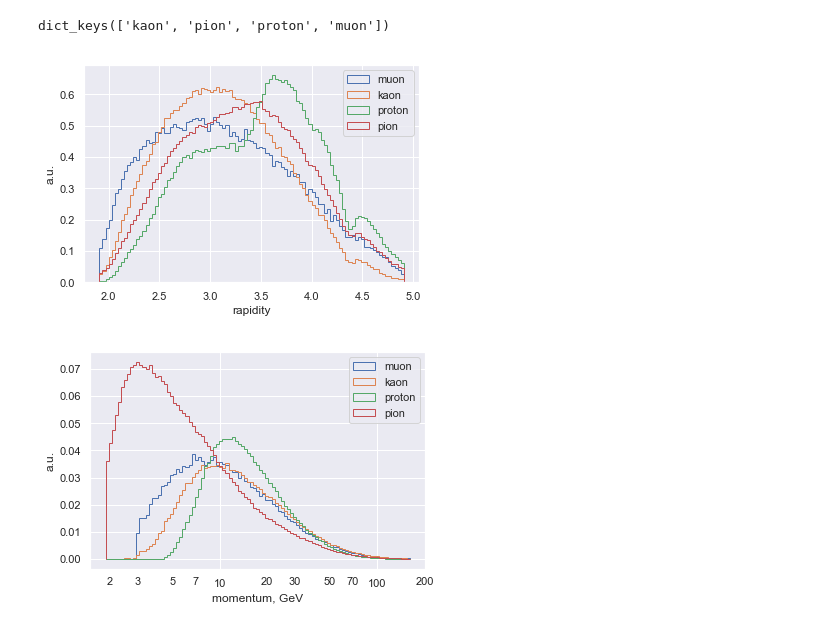
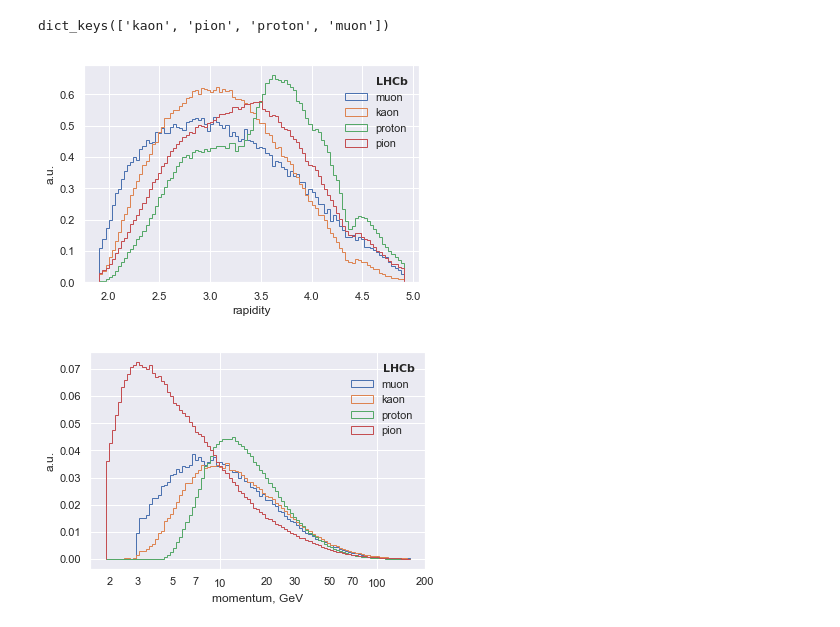
Before and after one commit to SiLiKhon/RichGANatACAT2019, a Jupyter notebook: MakePlots.ipynb, the cells around one changed output. Cells and saved outputs as stored; diff of their text form; code cells hidden in the pictures.

```diff
--- a/MakePlots.ipynb
+++ b/MakePlots.ipynb
@@ -226,22 +229,24 @@ for particle in particles:
 # %%
 l1, r1 = get_percentile_range(data['muon'  ].test.Brunel_ETA.values, data['muon'  ].test.probe_sWeight.values, percentile=0.01)
 l2, r2 = get_percentile_range(data['kaon'  ].test.Brunel_ETA.values, data['kaon'  ].test.probe_sWeight.values, percentile=0.01)
 l3, r3 = get_percentile_range(data['proton'].test.Brunel_ETA.values, data['proton'].test.probe_sWeight.values, percentile=0.01)
 l4, r4 = get_percentile_range(data['pion'  ].test.Brunel_ETA.values, data['pion'  ].test.probe_sWeight.values, percentile=0.01)
 
 bins = np.linspace(min(l1, l2, l3, l4), max(r1, r2, r3, r4), 100)
-plt.hist(data['muon'  ].test.Brunel_ETA, weights=data['muon'  ].test.probe_sWeight, label='muon'  , bins=bins, density=True, histtype='step')
-plt.hist(data['kaon'  ].test.Brunel_ETA, weights=data['kaon'  ].test.probe_sWeight, label='kaon'  , bins=bins, density=True, histtype='step')
-plt.hist(data['proton'].test.Brunel_ETA, weights=data['proton'].test.probe_sWeight, label='proton', bins=bins, density=True, histtype='step')
-plt.hist(data['pion'  ].test.Brunel_ETA, weights=data['pion'  ].test.probe_sWeight, label='pion'  , bins=bins, density=True, histtype='step')
-plt.legend()
+lhcb_label = mpatches.Patch(alpha=0, label=r'$\bf LHCb$')
+_, _, h_muon   = plt.hist(data['muon'  ].test.Brunel_ETA, weights=data['muon'  ].test.probe_sWeight, label='muon'  , bins=bins, density=True, histtype='step')
+_, _, h_kaon   = plt.hist(data['kaon'  ].test.Brunel_ETA, weights=data['kaon'  ].test.probe_sWeight, label='kaon'  , bins=bins, density=True, histtype='step')
+_, _, h_proton = plt.hist(data['proton'].test.Brunel_ETA, weights=data['proton'].test.probe_sWeight, label='proton', bins=bins, density=True, histtype='step')
+_, _, h_pion   = plt.hist(data['pion'  ].test.Brunel_ETA, weights=data['pion'  ].test.probe_sWeight, label='pion'  , bins=bins, density=True, histtype='step')
+
+plt.legend(handles=[lhcb_label, h_muon[0], h_kaon[0], h_proton[0], h_pion[0]], frameon=False)
 plt.xlabel('rapidity')
 plt.ylabel('a.u.')
 
 file_name = "ETA.pdf"
 plt.savefig(os.path.join(output_dir, file_name))
 # %% [output]
-[figure, old version]
+[figure, new version]
 # %%
 from matplotlib.ticker import ScalarFormatter, FormatStrFormatter, LogLocator
 
@@ -253,11 +258,12 @@ l4, r4 = get_percentile_range(data['pion'  ].test.Brunel_P.values / 1000, data['
 l = min(l1, l2, l3, l4)
 r = max(r1, r2, r3, r4)
 bins = np.logspace(np.log10(l), np.log10(r), 100)
-plt.hist(data['muon'  ].test.Brunel_P / 1000, weights=data['muon'  ].test.probe_sWeight, label='muon'  , bins=bins, density=True, histtype='step')
-plt.hist(data['kaon'  ].test.Brunel_P / 1000, weights=data['kaon'  ].test.probe_sWeight, label='kaon'  , bins=bins, density=True, histtype='step')
-plt.hist(data['proton'].test.Brunel_P / 1000, weights=data['proton'].test.probe_sWeight, label='proton', bins=bins, density=True, histtype='step')
-plt.hist(data['pion'  ].test.Brunel_P / 1000, weights=data['pion'  ].test.probe_sWeight, label='pion'  , bins=bins, density=True, histtype='step')
-plt.legend()
+lhcb_label = mpatches.Patch(alpha=0, label=r'$\bf LHCb$')
+_, _, h_muon   = plt.hist(data['muon'  ].test.Brunel_P / 1000, weights=data['muon'  ].test.probe_sWeight, label='muon'  , bins=bins, density=True, histtype='step')
+_, _, h_kaon   = plt.hist(data['kaon'  ].test.Brunel_P / 1000, weights=data['kaon'  ].test.probe_sWeight, label='kaon'  , bins=bins, density=True, histtype='step')
+_, _, h_proton = plt.hist(data['proton'].test.Brunel_P / 1000, weights=data['proton'].test.probe_sWeight, label='proton', bins=bins, density=True, histtype='step')
+_, _, h_pion   = plt.hist(data['pion'  ].test.Brunel_P / 1000, weights=data['pion'  ].test.probe_sWeight, label='pion'  , bins=bins, density=True, histtype='step')
+plt.legend(handles=[lhcb_label, h_muon[0], h_kaon[0], h_proton[0], h_pion[0]], frameon=False)
 plt.xscale('log')
 plt.xlabel('momentum, GeV')
 plt.ylabel('a.u.')
@@ -268,7 +274,7 @@ plt.gca().get_xaxis().set_major_formatter(ScalarFormatter())
 file_name = "P.pdf"
 plt.savefig(os.path.join(output_dir, file_name))
 # %% [output]
-[figure, old version]
+[figure, new version]
 # %%
 def make_n_sample_bins(samples, weights, n):
     edges = np.array([get_percentile_range(s, w, percentile=0.001)
```
Also changed, not shown: parts of 5 cells of this notebook.
